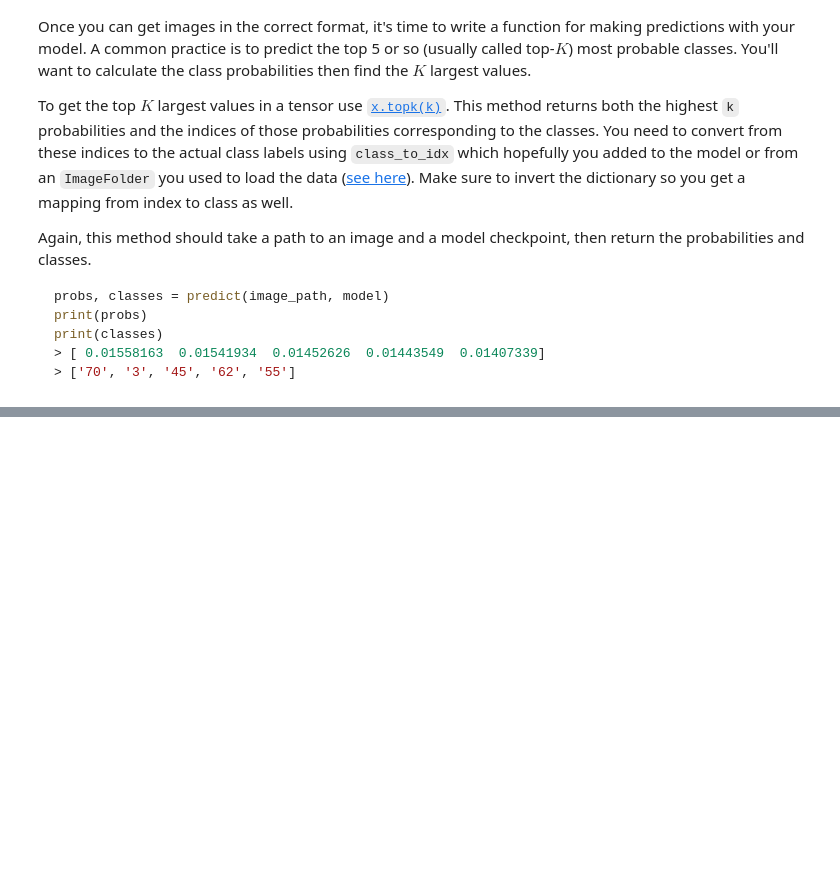
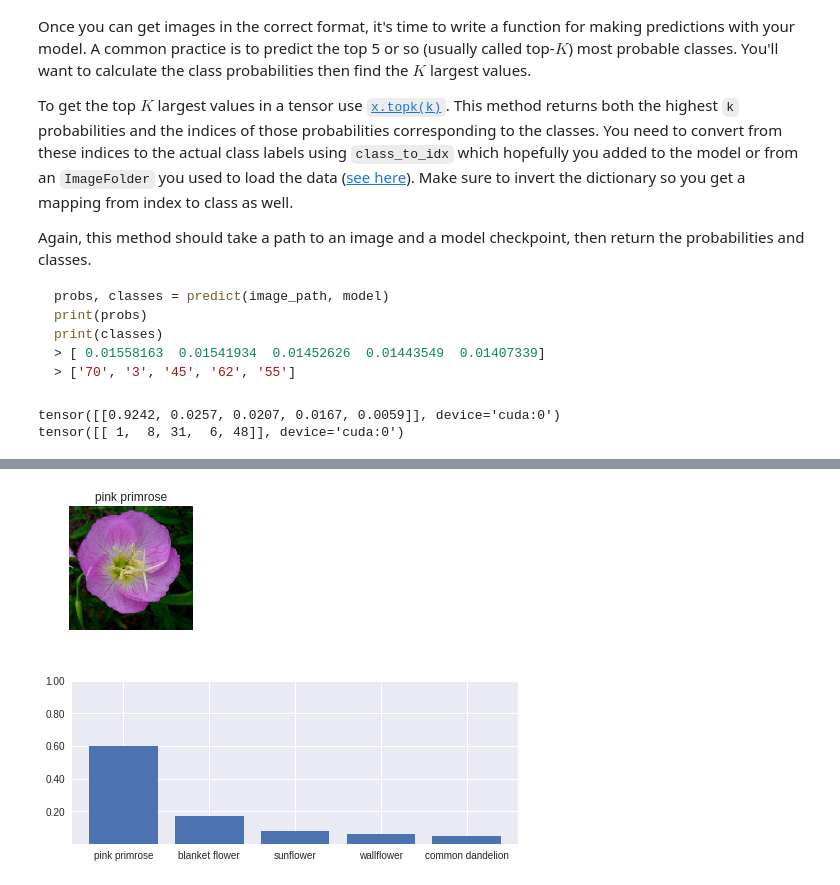
Before and after one commit to RITESHMOHAPATRA/pytorch_challenge, a Jupyter notebook: Image Classifier Project.ipynb, the cells around one changed output, grey strips where cells are left out. Drawn from its saved outputs; the diff is of its cells as text; code cells hidden in the pictures; blank space fills up the shorter version.

```diff
--- a/Image Classifier Project.ipynb
+++ b/Image Classifier Project.ipynb
@@ -47,3 +58,7 @@ valid_dir = data_dir + '/valid'
+# %%
+train_dir = 'train'
+valid_dir = 'valid'
+test_dir = 'test'
 # %%
 # http://pytorch.org/
 from os.path import exists
@@ -346,3 +471,11 @@ def predict(image_path, model, topk=5):
+# %%
+img = (test_dir + '/10/' + 'image_07117.jpg')
+val1, val2 = predict(img, model)
+print(val1)
+print(val2)
+# %% [output]
+tensor([[0.9242, 0.0257, 0.0207, 0.0167, 0.0059]], device='cuda:0')
+tensor([[ 1,  8, 31,  6, 48]], device='cuda:0')
 # %% [markdown]
 ## Sanity Checking
 
@@ -355,0 +487,44 @@ You can convert from the class integer encoding to actual flower names with the
+# %%
+# TODO: Display an image along with the top 5 classes
+# Display an image along with the top 5 classes
+def check_sanity():
+    plt.rcParams["figure.figsize"] = (10,5)
+    plt.subplot(211)
+
+    index = 1
+    path = test_dir + '/1/image_06764.jpg'
+
+    probabilities = predict(path, model)
+    image = process_image(path)
+    probabilities = probabilities
+
+
+    axs = imshow(image, ax = plt)
+    axs.axis('off')
+    axs.title(cat_to_name[str(index)])
+    axs.show()
+
+
+    a = np.array(probabilities[0][0])
+    b = [cat_to_name[str(index + 1)] for index in np.array(probabilities[1][0])]
+
+
+    N=float(len(b))
+    fig,ax = plt.subplots(figsize=(8,3))
+    width = 0.8
+    tickLocations = np.arange(N)
+    ax.bar(tickLocations, a, width, linewidth=4.0, align = 'center')
+    ax.set_xticks(ticks = tickLocations)
+    ax.set_xticklabels(b)
+    ax.set_xlim(min(tickLocations)-0.6,max(tickLocations)+0.6)
+    ax.set_yticks([0.2,0.4,0.6,0.8,1,1.2])
+    ax.set_ylim((0,1))
+    ax.yaxis.grid(True)
+    ax.yaxis.set_major_formatter(FormatStrFormatter('%.2f'))
+
+    plt.show()
+# %%
+check_sanity()
+# %% [output]
+[figure, added]
+[figure, added]
```
Also changed, not shown: parts of 20 cells of this notebook.
